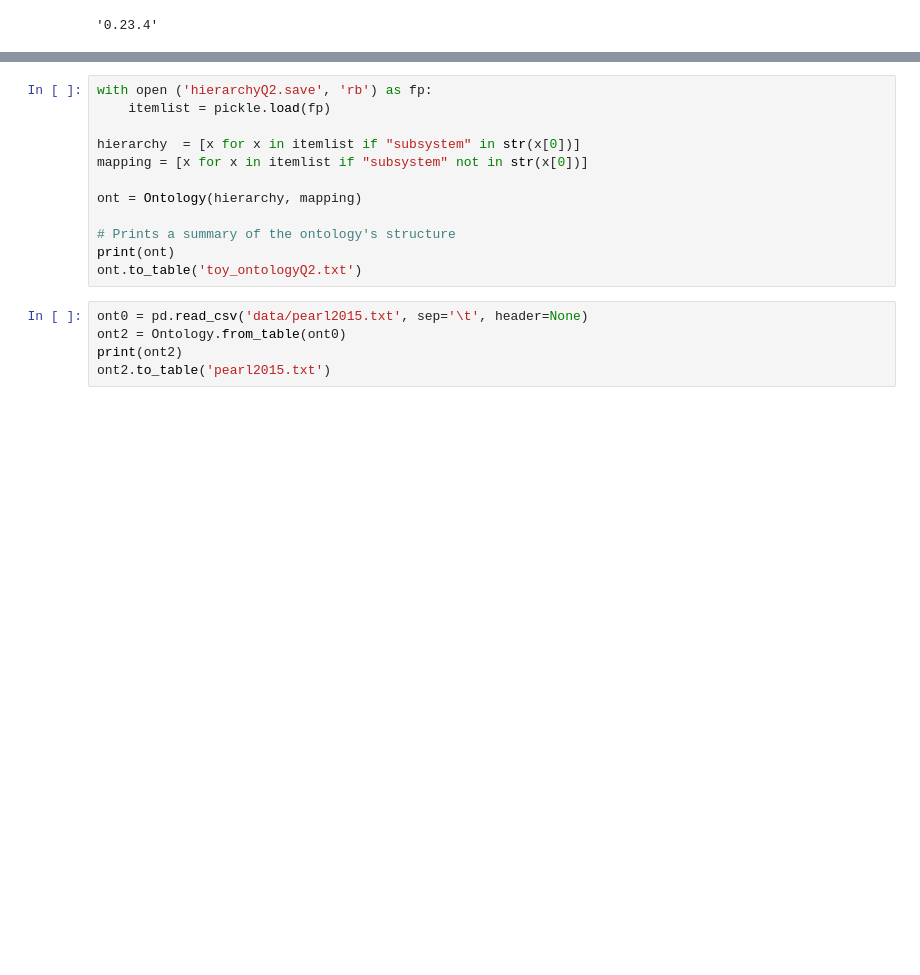
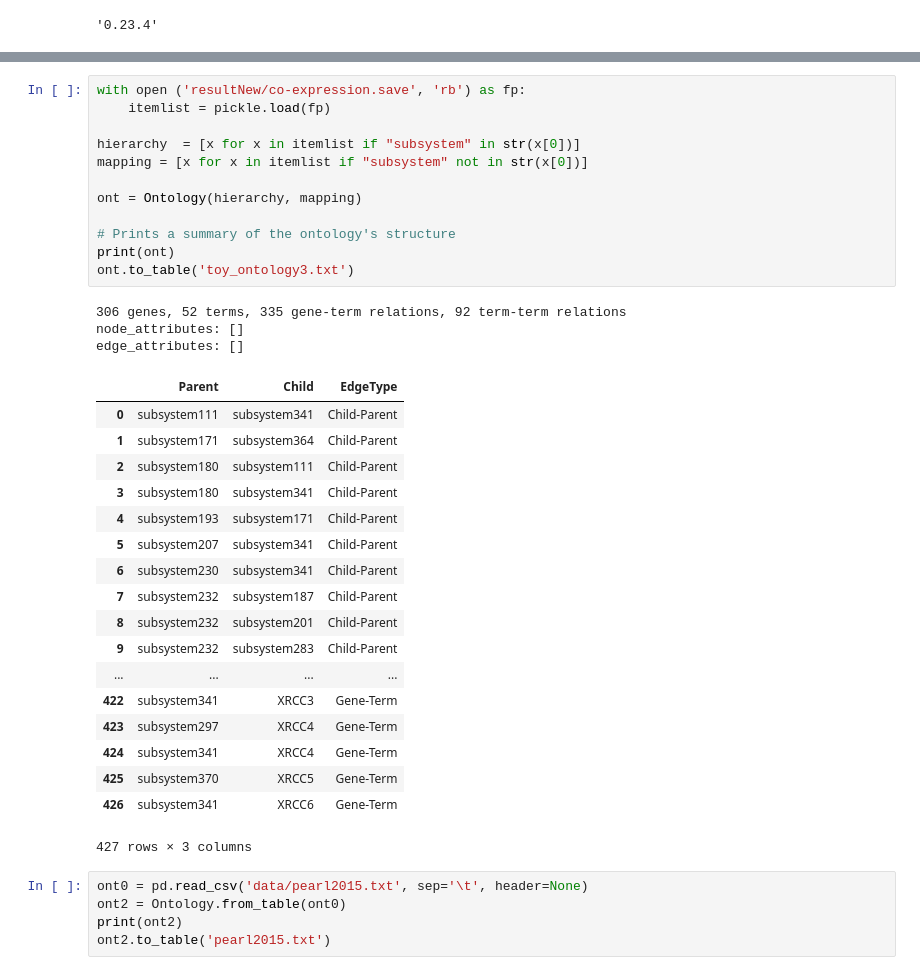
Before and after one commit to everyxs/BayesianOmics, a Jupyter notebook: DAG/ddot.ipynb, the cells around one changed output, grey strips where cells are left out. Saved outputs shown, nothing was run; the diff lists cells and outputs as text; blank space fills up the shorter version.

```diff
--- a/DAG/ddot.ipynb
+++ b/DAG/ddot.ipynb
@@ -72,15 +65,37 @@ edge_attributes: []
 # %%
-with open ('hierarchyQ2.save', 'rb') as fp:
+with open ('resultNew/co-expression.save', 'rb') as fp:
     itemlist = pickle.load(fp)
 
 hierarchy  = [x for x in itemlist if "subsystem" in str(x[0])]
 mapping = [x for x in itemlist if "subsystem" not in str(x[0])]
 
 ont = Ontology(hierarchy, mapping)
 
 # Prints a summary of the ontology's structure
 print(ont)
-ont.to_table('toy_ontologyQ2.txt')
+ont.to_table('toy_ontology3.txt')
+# %% [output]
+306 genes, 52 terms, 335 gene-term relations, 92 term-term relations
+node_attributes: []
+edge_attributes: []
+|  | Parent | Child | EdgeType |
+| 0 | subsystem111 | subsystem341 | Child-Parent |
+| 1 | subsystem171 | subsystem364 | Child-Parent |
+| 2 | subsystem180 | subsystem111 | Child-Parent |
+| 3 | subsystem180 | subsystem341 | Child-Parent |
+| 4 | subsystem193 | subsystem171 | Child-Parent |
+| 5 | subsystem207 | subsystem341 | Child-Parent |
+| 6 | subsystem230 | subsystem341 | Child-Parent |
+| 7 | subsystem232 | subsystem187 | Child-Parent |
+| 8 | subsystem232 | subsystem201 | Child-Parent |
+| 9 | subsystem232 | subsystem283 | Child-Parent |
+| ... | ... | ... | ... |
+| 422 | subsystem341 | XRCC3 | Gene-Term |
+| 423 | subsystem297 | XRCC4 | Gene-Term |
+| 424 | subsystem341 | XRCC4 | Gene-Term |
+| 425 | subsystem370 | XRCC5 | Gene-Term |
+| 426 | subsystem341 | XRCC6 | Gene-Term |
+427 rows × 3 columns
 # %%
 ont0 = pd.read_csv('data/pearl2015.txt', sep='\t', header=None)
 ont2 = Ontology.from_table(ont0)
```
Also changed, not shown: parts of 12 cells of this notebook, 3 other files.
